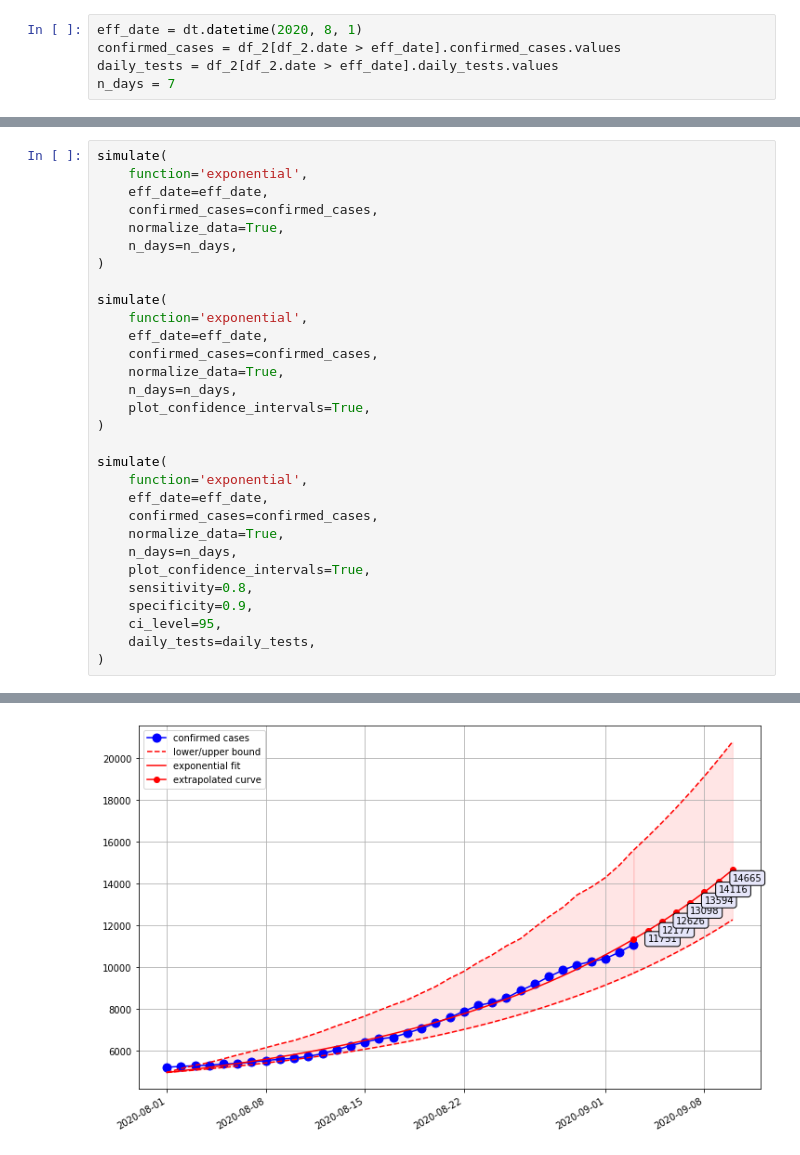
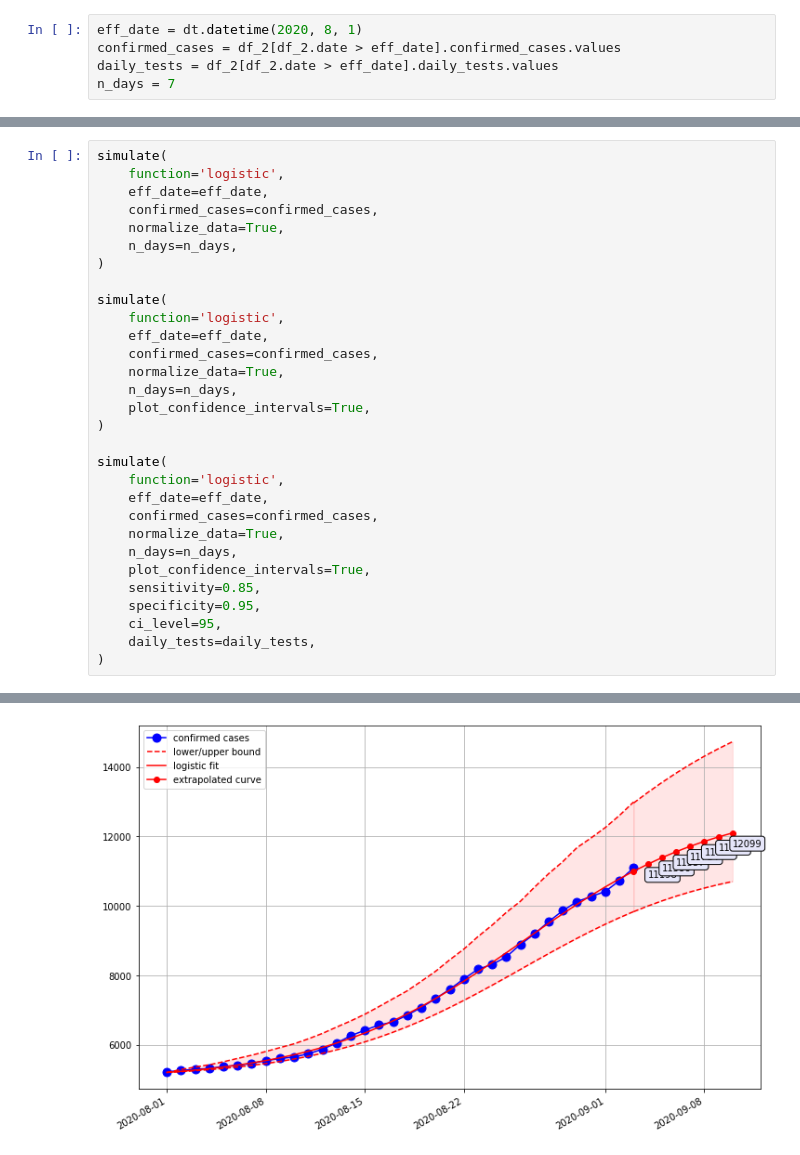
Before and after one commit to akapet00/coropy, a Jupyter notebook: sandbox/02-Second-Wave-Curve-Fitting.ipynb, the cells around one changed output, grey strips where cells are left out. Saved outputs shown, nothing was run; the diff lists cells and outputs as text.

```diff
--- a/sandbox/02-Second-Wave-Curve-Fitting.ipynb
+++ b/sandbox/02-Second-Wave-Curve-Fitting.ipynb
@@ -265,6 +315,6 @@ n_days = 7
 # %%
 simulate(
-    function='exponential',
+    function='logistic',
     eff_date=eff_date,
     confirmed_cases=confirmed_cases,
     normalize_data=True,
@@ -272,7 +322,7 @@ simulate(
 )
 
 simulate(
-    function='exponential',
+    function='logistic',
     eff_date=eff_date,
     confirmed_cases=confirmed_cases,
     normalize_data=True,
@@ -281,14 +331,14 @@ simulate(
 )
 
 simulate(
-    function='exponential',
+    function='logistic',
     eff_date=eff_date,
     confirmed_cases=confirmed_cases,
     normalize_data=True,
     n_days=n_days,
     plot_confidence_intervals=True,
-    sensitivity=0.8,
-    specificity=0.9,
+    sensitivity=0.85,
+    specificity=0.95,
     ci_level=95,
     daily_tests=daily_tests,
 )
@@ -298 +348 @@ simulate(
-[figure, old version]
+[figure, new version]
```
Also changed, not shown: parts of 3 cells of this notebook.
